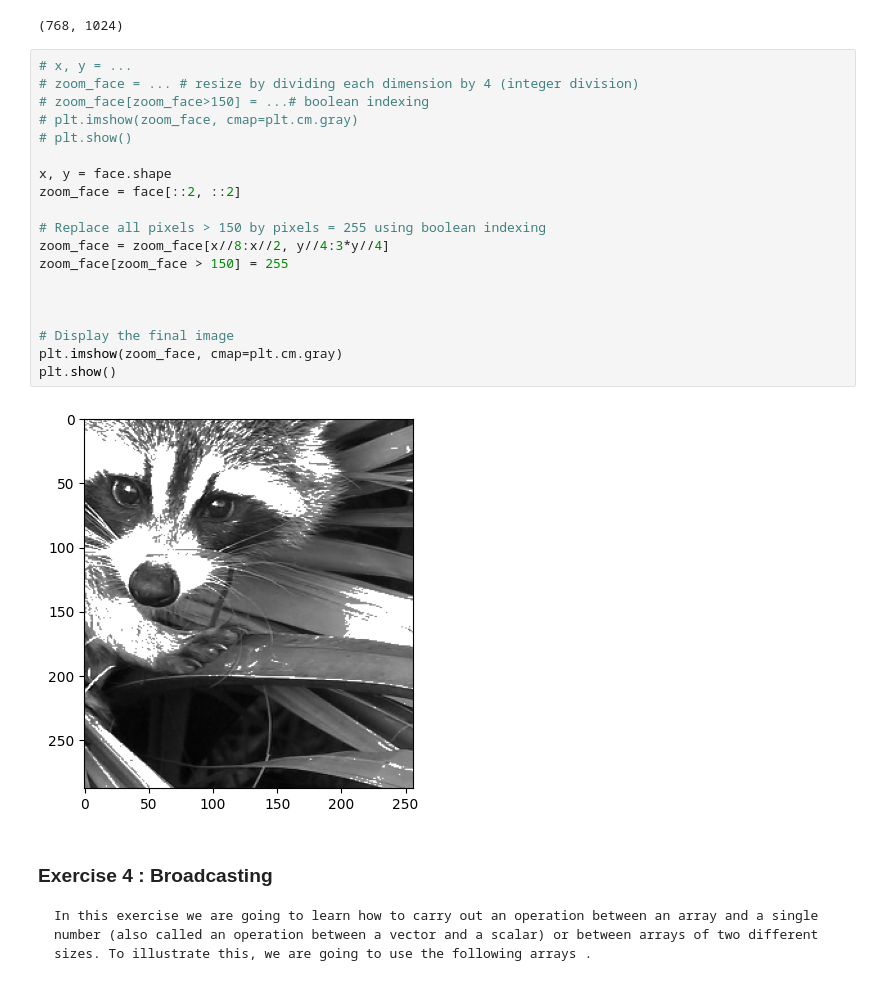
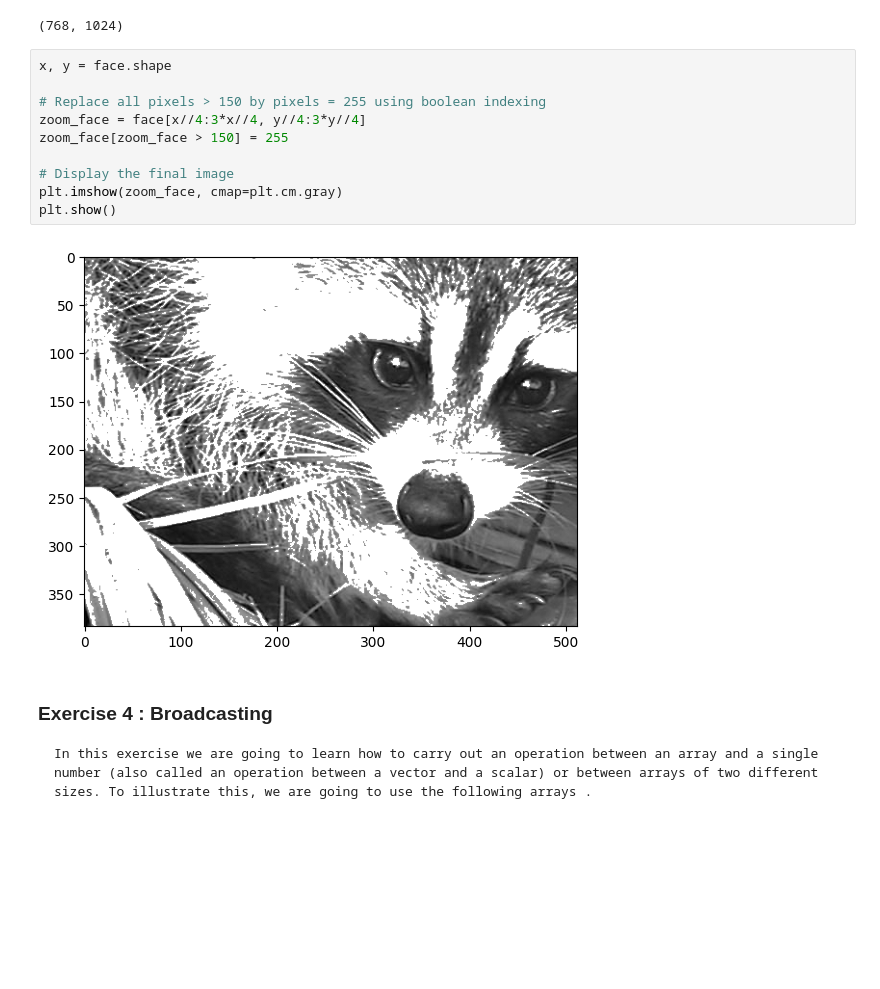
Before and after one commit to ZhangSanbaoo/School_Things, a Jupyter notebook: DMVLab1/End_Small_Exercices_ToDo.ipynb, the cells around one changed output. Saved outputs shown, nothing was run; the diff lists cells and outputs as text; blank space fills up the shorter version.

```diff
--- a/DMVLab1/End_Small_Exercices_ToDo.ipynb
+++ b/DMVLab1/End_Small_Exercices_ToDo.ipynb
@@ -179,26 +197,17 @@ face.shape
 [figure]
 (768, 1024)
 # %%
-# x, y = ...
-# zoom_face = ... # resize by dividing each dimension by 4 (integer division)
-# zoom_face[zoom_face>150] = ...# boolean indexing
-# plt.imshow(zoom_face, cmap=plt.cm.gray)
-# plt.show()
-
 x, y = face.shape
-zoom_face = face[::2, ::2]
 
 # Replace all pixels > 150 by pixels = 255 using boolean indexing
-zoom_face = zoom_face[x//8:x//2, y//4:3*y//4]
+zoom_face = face[x//4:3*x//4, y//4:3*y//4]
 zoom_face[zoom_face > 150] = 255
-
-
 
 # Display the final image
 plt.imshow(zoom_face, cmap=plt.cm.gray)
 plt.show()
 # %% [output]
-[figure, old version]
+[figure, new version]
 # %% [markdown]
 ### Exercise 4 : Broadcasting
 
```
Also changed, not shown: parts of 8 cells of this notebook.
